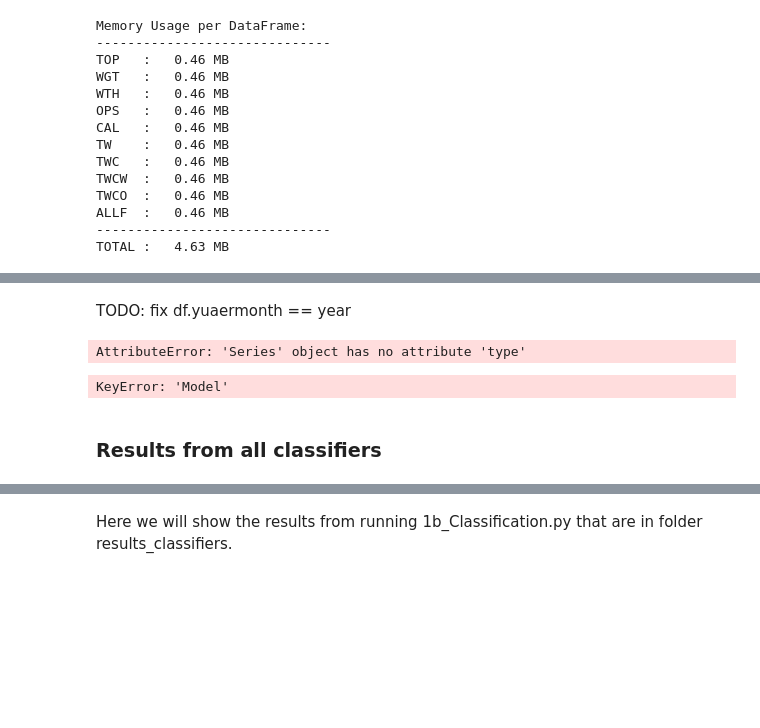
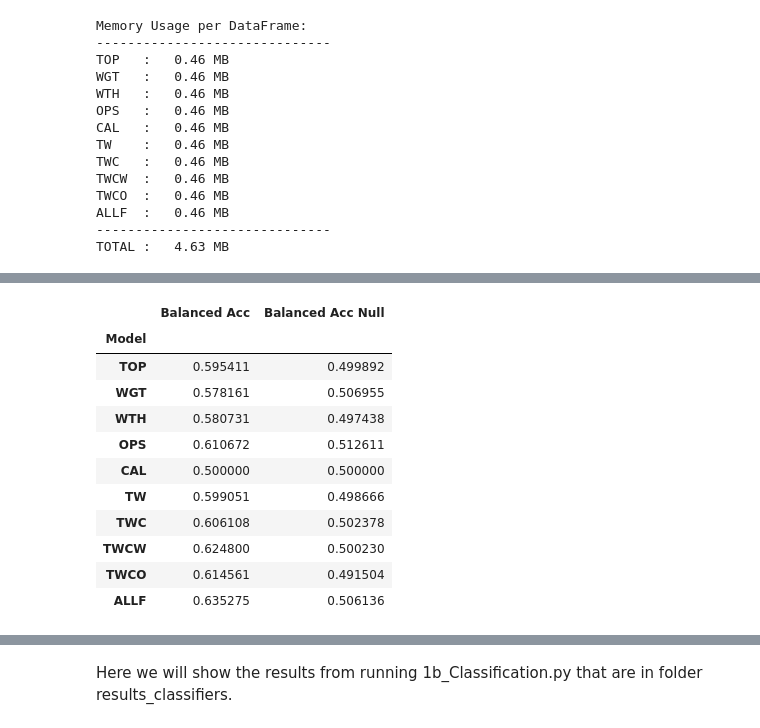
Before and after one commit to jbaonl/MSc-Thesis, a Jupyter notebook: MSc-Thesis/Bao/all_code/4_final_figures/Final_Figures adapted(base).ipynb, the cells around one changed output, grey strips where cells are left out. Cells and saved outputs as stored; diff of their text form; code cells hidden in the pictures; blank space fills up the shorter version.

```diff
--- a/MSc-Thesis/Bao/all_code/4_final_figures/Final_Figures adapted(base).ipynb
+++ b/MSc-Thesis/Bao/all_code/4_final_figures/Final_Figures adapted(base).ipynb
@@ -942,2 +796,0 @@ findfont: Generic family 'sans-serif' not found because none of the following fa
-# %% [markdown]
-TODO: fix df.yuaermonth == year
@@ -951,22 +820,26 @@ balanced_acc = defaultdict(list)
 
 for name, df in df_simultaneousClassification.items():
 	for year in year_list:
-		print(df.YearMonth.type())
 		period_year = pd.Period(year, freq='M')
-		if period_year > pd.Period('2019-01', freq='M'):
-			continue
-		print(year)
+
 		y_test, y_predict, y_null = df[df.YearMonth == year][['target_binary', 'simultaneous_pred', 'simultaneous_null']].values.T
 		balanced_acc['Balanced Acc'].append(balanced_accuracy_score(y_test, y_predict))
 		balanced_acc['Balanced Acc Null'].append(balanced_accuracy_score(y_test, y_null))
 		balanced_acc['Model'].append(name)
-# %% [output]
-AttributeError: 'Series' object has no attribute 'type'
 # %%
 df = pd.DataFrame(balanced_acc)
-df = df.groupby('Model').mean()
+df = df.groupby('Model', sort=False).mean()
 df
 # %% [output]
-KeyError: 'Model'
+|  | Balanced Acc | Balanced Acc Null |
+| Model |  |  |
+| TOP | 0.595411 | 0.499892 |
+| WGT | 0.578161 | 0.506955 |
+| WTH | 0.580731 | 0.497438 |
+| OPS | 0.610672 | 0.512611 |
+| CAL | 0.500000 | 0.500000 |
+| TW | 0.599051 | 0.498666 |
+| TWC | 0.606108 | 0.502378 |
+| TWCW | 0.624800 | 0.500230 |
+| TWCO | 0.614561 | 0.491504 |
+| ALLF | 0.635275 | 0.506136 |
-# %% [markdown]
-### Results from all classifiers
```
Also changed, not shown: parts of 24 cells of this notebook.
